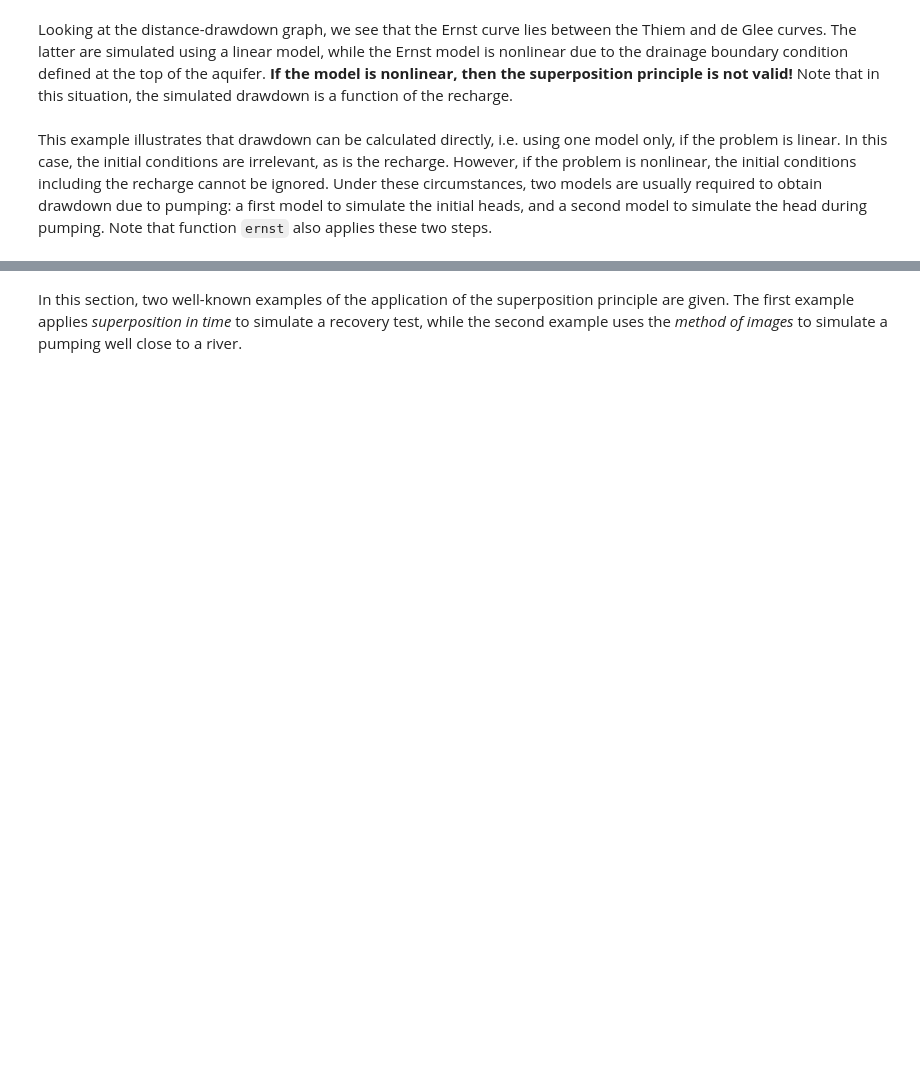
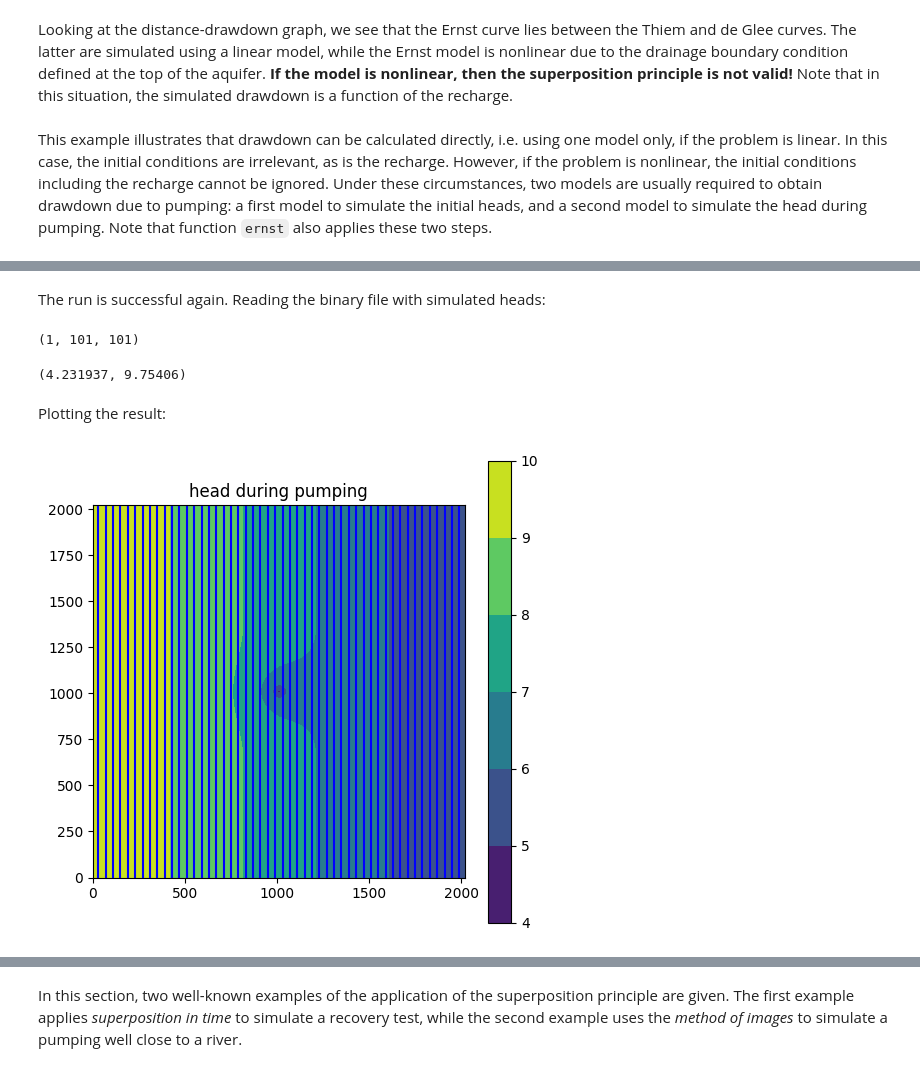
Before and after one commit to alouwyck/maxsypy, a Jupyter notebook: seminaries/UM6P_jan_2025/Seminary_UM6P_Jan_2025_Part_4_Water_budget_myth_and_superposition_principle.ipynb, the cells around one changed output, grey strips where cells are left out. Cells and saved outputs as stored; diff of their text form; code cells hidden in the pictures; blank space fills up the shorter version.

```diff
--- a/seminaries/UM6P_jan_2025/Seminary_UM6P_Jan_2025_Part_4_Water_budget_myth_and_superposition_principle.ipynb
+++ b/seminaries/UM6P_jan_2025/Seminary_UM6P_Jan_2025_Part_4_Water_budget_myth_and_superposition_principle.ipynb
@@ -201,0 +400,25 @@ This example illustrates that drawdown can be calculated directly, i.e. using on
+# %% [markdown]
+The run is successful again. Reading the binary file with simulated heads:
+# %%
+hds = bf.HeadFile(Path(workspace) / f"{name}.hds")
+h = hds.get_data(totim=1.0)  # array with simulated heads
+h.shape
+# %% [output]
+(1, 101, 101)
+# %%
+h.min(), h.max()
+# %% [output]
+(4.231937, 9.75406)
+# %% [markdown]
+Plotting the result:
+# %%
+# plotting the heads during pumping
+fig = plt.figure(figsize=(6, 6))
+ax = fig.add_subplot(1, 1, 1, aspect="equal")
+cs = ax.contourf(h[0, :, :], levels=np.arange(4, 11), extent=extent);
+cbar = plt.colorbar(cs);
+ax.set_title('head during pumping');
+# plotting the drains
+ax.plot(np.vstack((x, x)), np.tile([0, nrow * delr], (len(x), 1)).T, 'b-');
+# %% [output]
+[figure, added]
```
Also changed, not shown: parts of 61 cells of this notebook.
